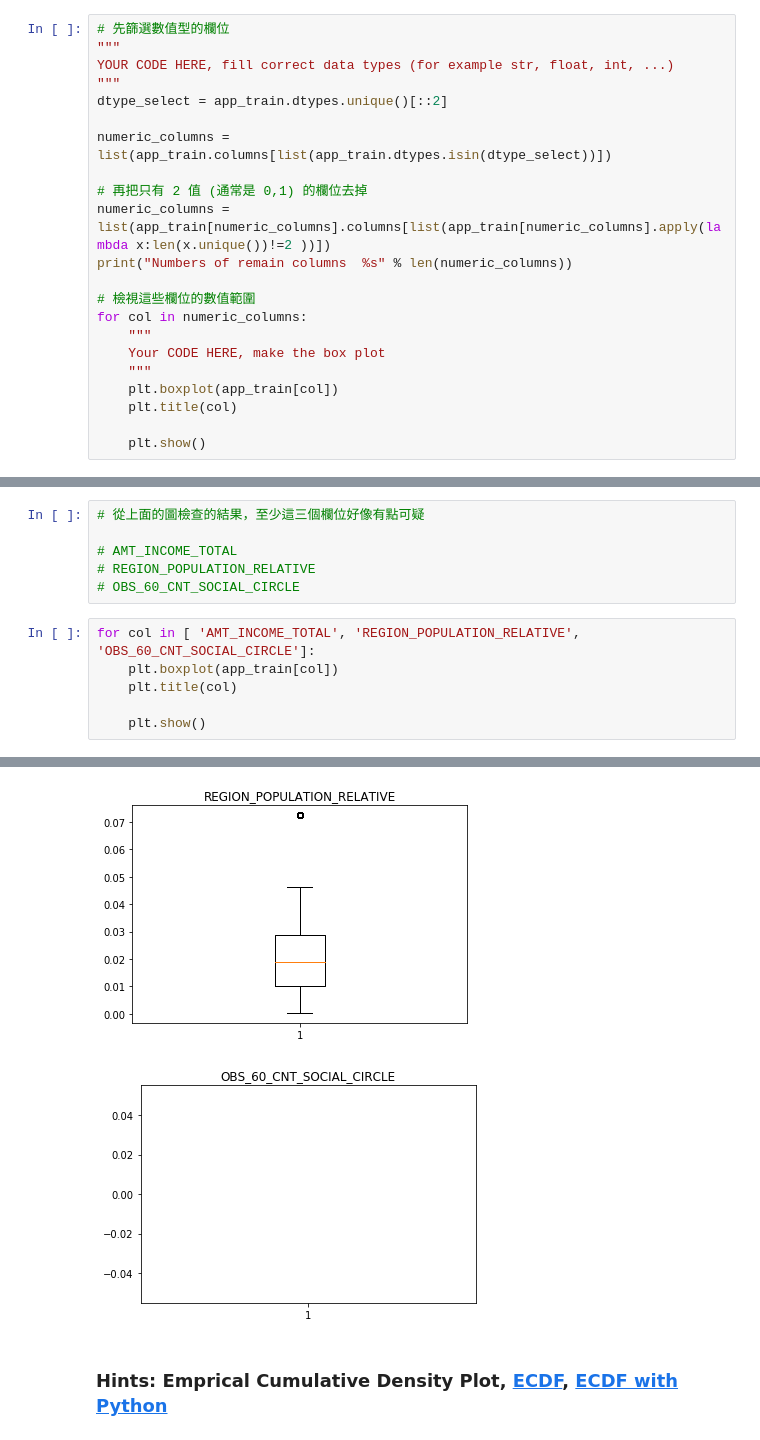
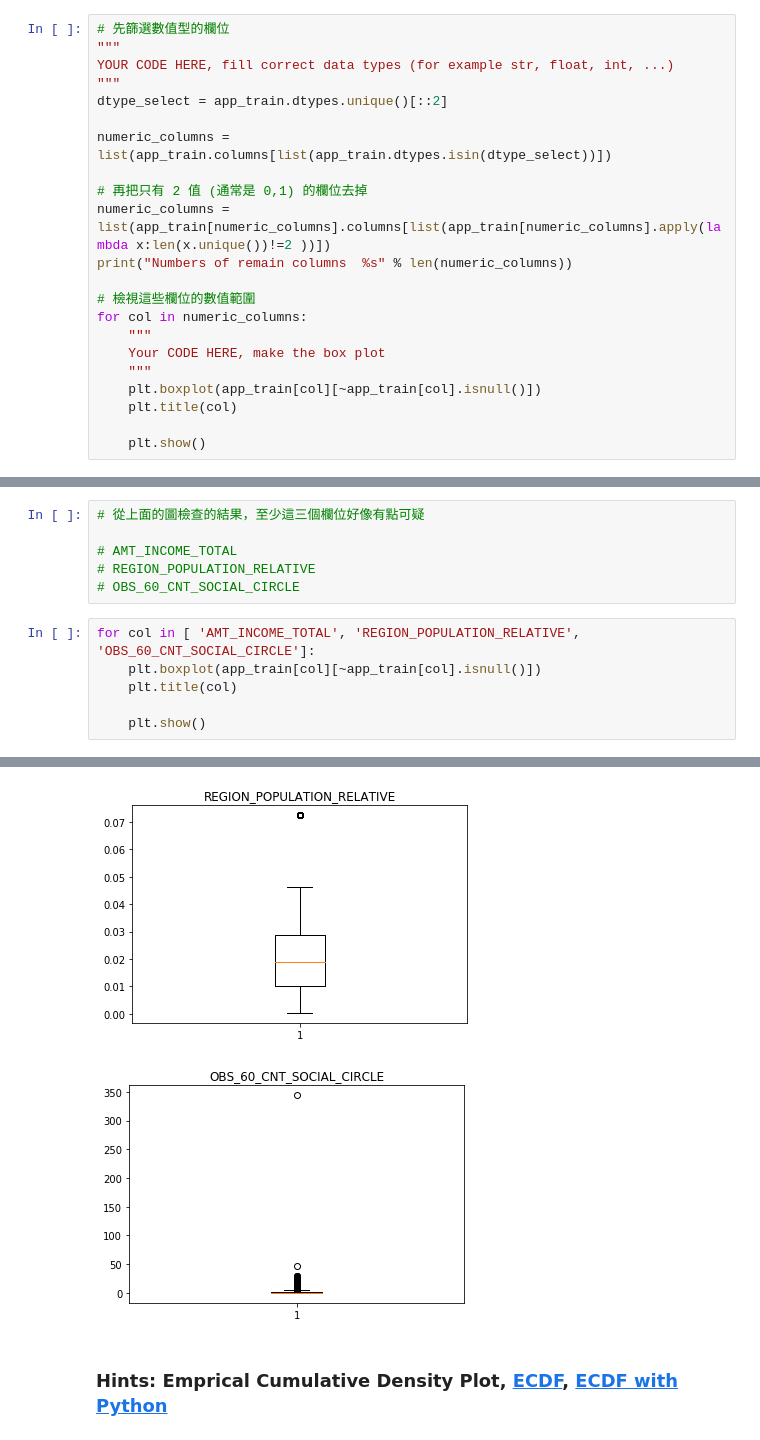
Before and after one commit to BenjaminChai/2nd-ML100Days, a Jupyter notebook: Part01/Day_006_HW.ipynb, the cells around one changed output, grey strips where cells are left out. Saved outputs shown, nothing was run; the diff lists cells and outputs as text.

```diff
--- a/Part01/Day_006_HW.ipynb
+++ b/Part01/Day_006_HW.ipynb
@@ -52,7 +52,7 @@ for col in numeric_columns:
     """
     Your CODE HERE, make the box plot
     """
-    plt.boxplot(app_train[col])
+    plt.boxplot(app_train[col][~app_train[col].isnull()])
     plt.title(col)
 
     plt.show()
@@ -78,14 +78,14 @@ Numbers of remain columns  73
 # OBS_60_CNT_SOCIAL_CIRCLE
 # %%
 for col in [ 'AMT_INCOME_TOTAL', 'REGION_POPULATION_RELATIVE', 'OBS_60_CNT_SOCIAL_CIRCLE']:
-    plt.boxplot(app_train[col])
+    plt.boxplot(app_train[col][~app_train[col].isnull()])
     plt.title(col)
 
     plt.show()
 # %% [output]
 [figure]
 [figure]
-[figure, old version]
+[figure, new version]
 # %% [markdown]
 ### Hints: Emprical Cumulative Density Plot, [ECDF](https://zh.wikipedia.org/wiki/%E7%BB%8F%E9%AA%8C%E5%88%86%E5%B8%83%E5%87%BD%E6%95%B0), [ECDF with Python](https://stackoverflow.com/questions/14006520/ecdf-in-python-without-step-function)
 # %%
```
Also changed, not shown: parts of 1 cell of this notebook.
